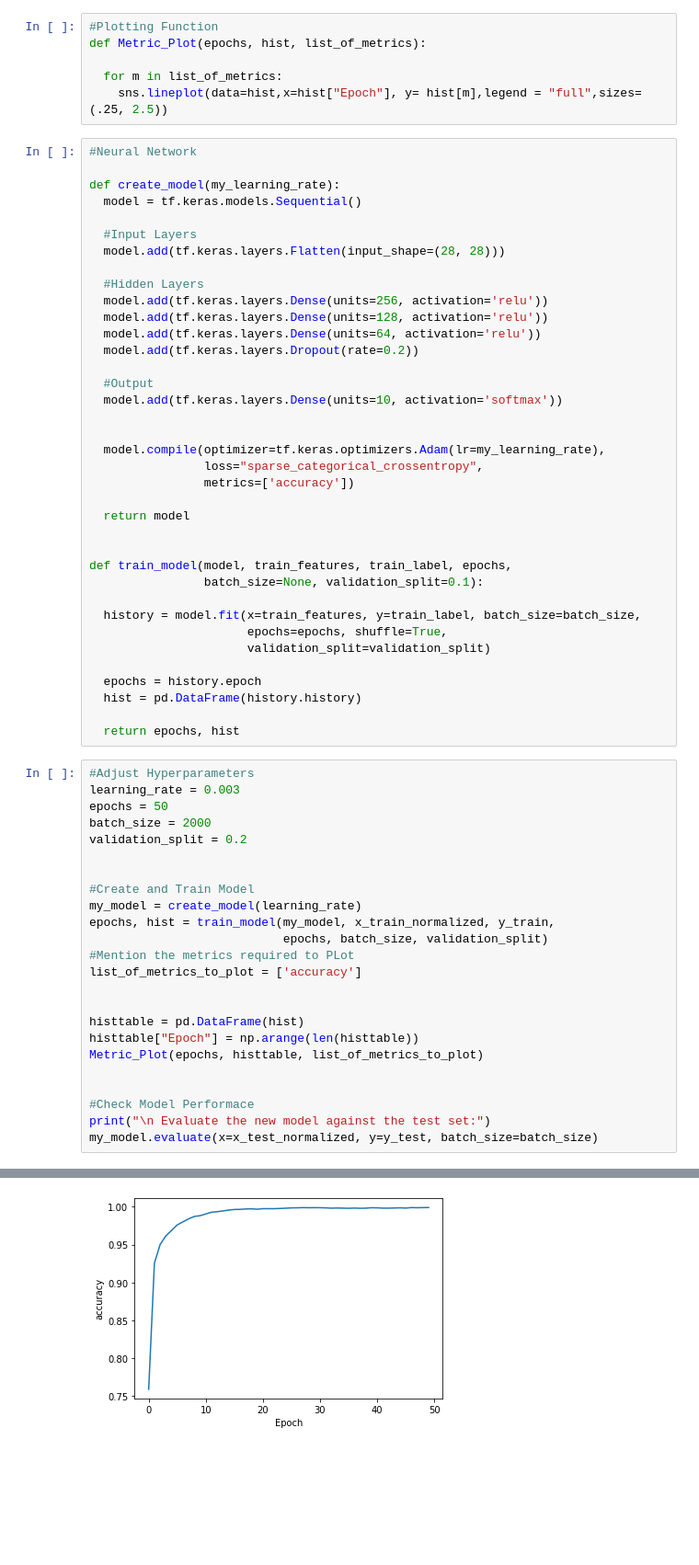
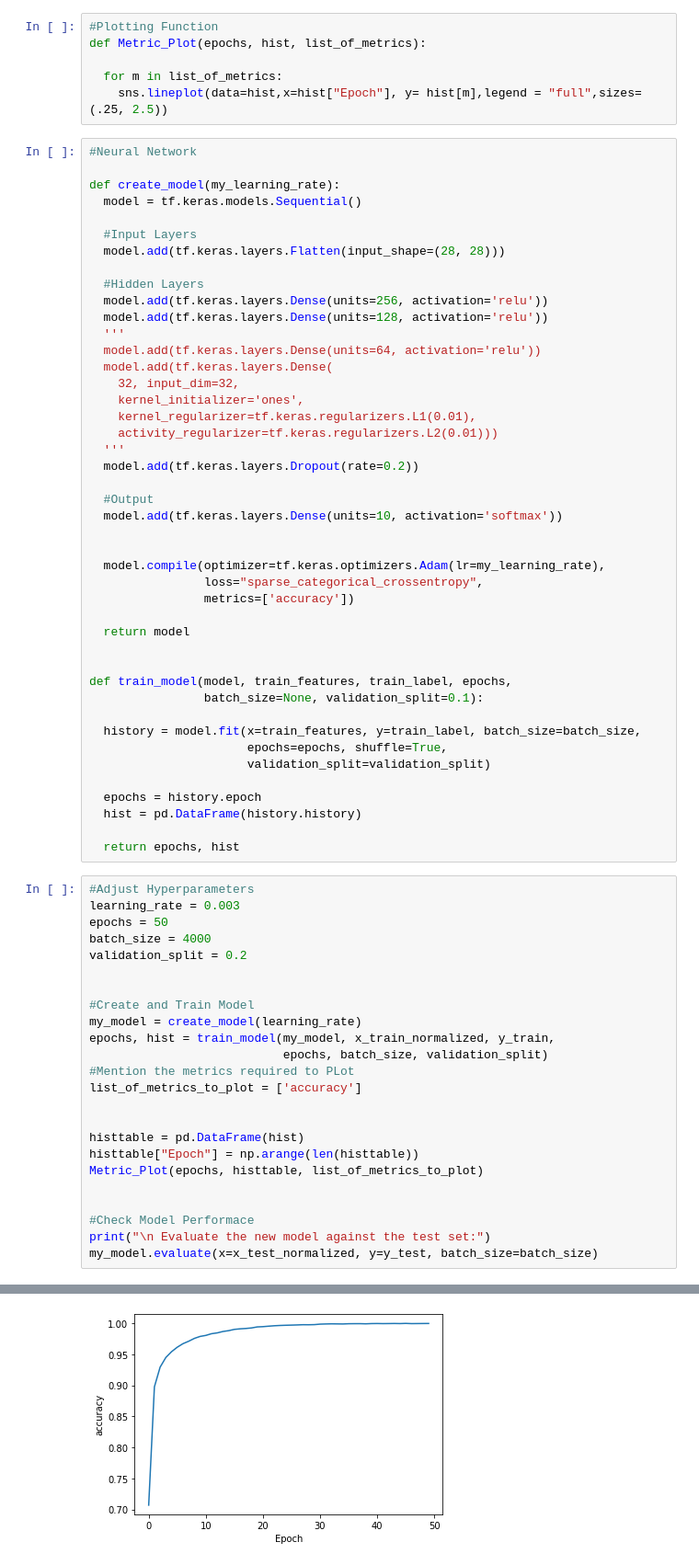
Before and after one commit to ajay1808/NeuralNetworks, a Jupyter notebook: The_Famous_MNIST_Problem.ipynb, the cells around one changed output, grey strips where cells are left out. Shown: that part at 92% size. Cells and saved outputs as stored; diff of their text form; blank space fills up the shorter version.

```diff
--- a/The_Famous_MNIST_Problem.ipynb
+++ b/The_Famous_MNIST_Problem.ipynb
@@ -93,7 +93,14 @@ def create_model(my_learning_rate):
   #Hidden Layers
   model.add(tf.keras.layers.Dense(units=256, activation='relu'))
   model.add(tf.keras.layers.Dense(units=128, activation='relu'))
+  '''
   model.add(tf.keras.layers.Dense(units=64, activation='relu'))
+  model.add(tf.keras.layers.Dense(
+    32, input_dim=32,
+    kernel_initializer='ones',
+    kernel_regularizer=tf.keras.regularizers.L1(0.01),
+    activity_regularizer=tf.keras.regularizers.L2(0.01)))
+  '''
   model.add(tf.keras.layers.Dropout(rate=0.2))
 
   #Output
@@ -122,7 +129,7 @@ def train_model(model, train_features, train_label, epochs,
 #Adjust Hyperparameters
 learning_rate = 0.003
 epochs = 50
-batch_size = 2000
+batch_size = 4000
 validation_split = 0.2
 
 
@@ -164 +172 @@ Epoch 6/50
-[figure, old version]
+[figure, new version]
```
Also changed, not shown: parts of 1 cell of this notebook.
